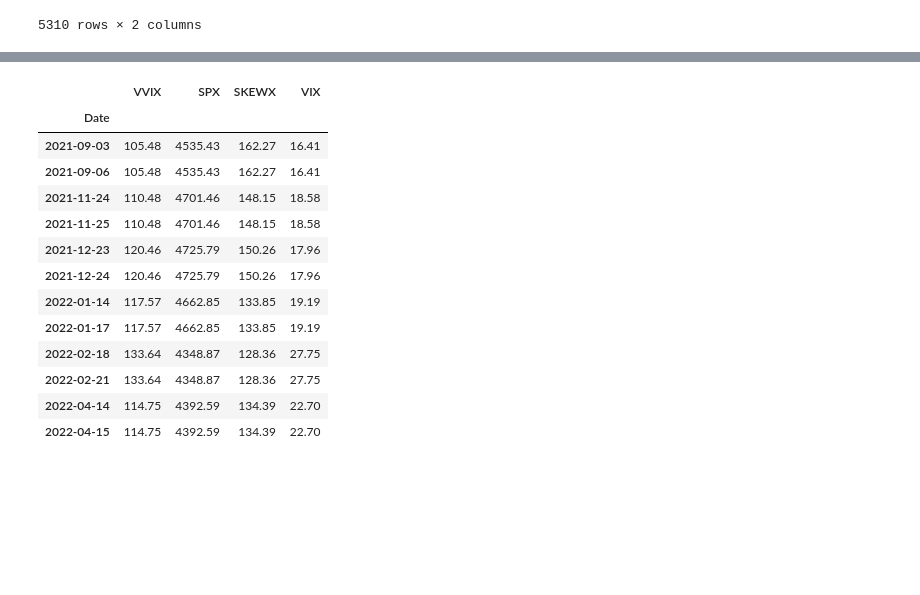
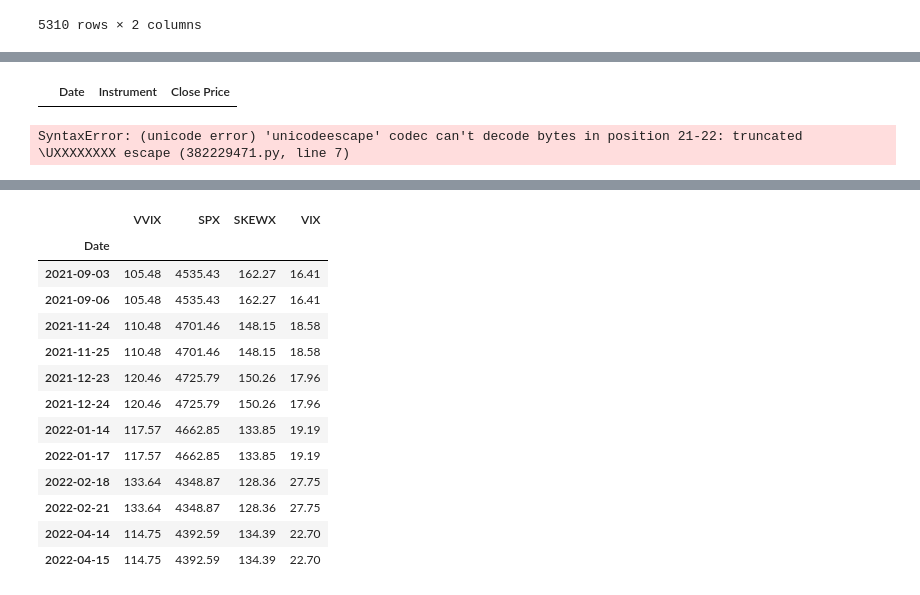
Before and after one commit to Pj-354/Python-Notebooks--Mine-, a Jupyter notebook: Dispersion/GARCH MIDAS/Eikon_data_fetcher.ipynb, the cells around one changed output, grey strips where cells are left out. Cells and saved outputs as stored; diff of their text form; code cells hidden in the pictures; blank space fills up the shorter version.

```diff
--- a/Dispersion/GARCH MIDAS/Eikon_data_fetcher.ipynb
+++ b/Dispersion/GARCH MIDAS/Eikon_data_fetcher.ipynb
@@ -151,8 +202,14 @@ g = df_dict[smallest_].dropna().drop_duplicates(keep='first')
+# %%
+move_df[move_df.index.duplicated()]
+# %% [output]
+|  | Date | Instrument | Close Price |
 # %%
-g = pd.read_csv(r'C:\Users\Phillip\Desktop\Python\Python Notebooks (Mine)\Dispersion\GARCH MIDAS\GARCH Datasets\SP_VIX_VVIX_SKEW_RV_2006_2025.csv', parse_dates = True, index_col='date')
+''' g = pd.read_csv(r'C:\Users\Phillip\Desktop\Python\Python Notebooks (Mine)\Dispersion\GARCH MIDAS\GARCH Datasets\SP_VIX_VVIX_SKEW_RV_2006_2025.csv', parse_dates = True, index_col='date')
 g.drop_duplicates(inplace = True)
 g['Returns'] = np.log(g['SPX'] / g['SPX'].shift(1)) * 100
 g.dropna(inplace = True)
 g['GPR'] = d['GPR'].reindex(g.index, method = 'ffill')
 g['month value'] = g.index.to_period('M').start_time
-g.to_csv('SP_VIX_VVIX_SKEW_RV_2006_2025_with_GPR.csv')
+g.to_csv('SP_VIX_VVIX_SKEW_RV_2006_2025_with_GPR.csv')'''
+# %% [output]
+SyntaxError: (unicode error) 'unicodeescape' codec can't decode bytes in position 21-22: truncated \UXXXXXXXX escape (382229471.py, line 7)
```
Also changed, not shown: parts of 20 cells of this notebook.
